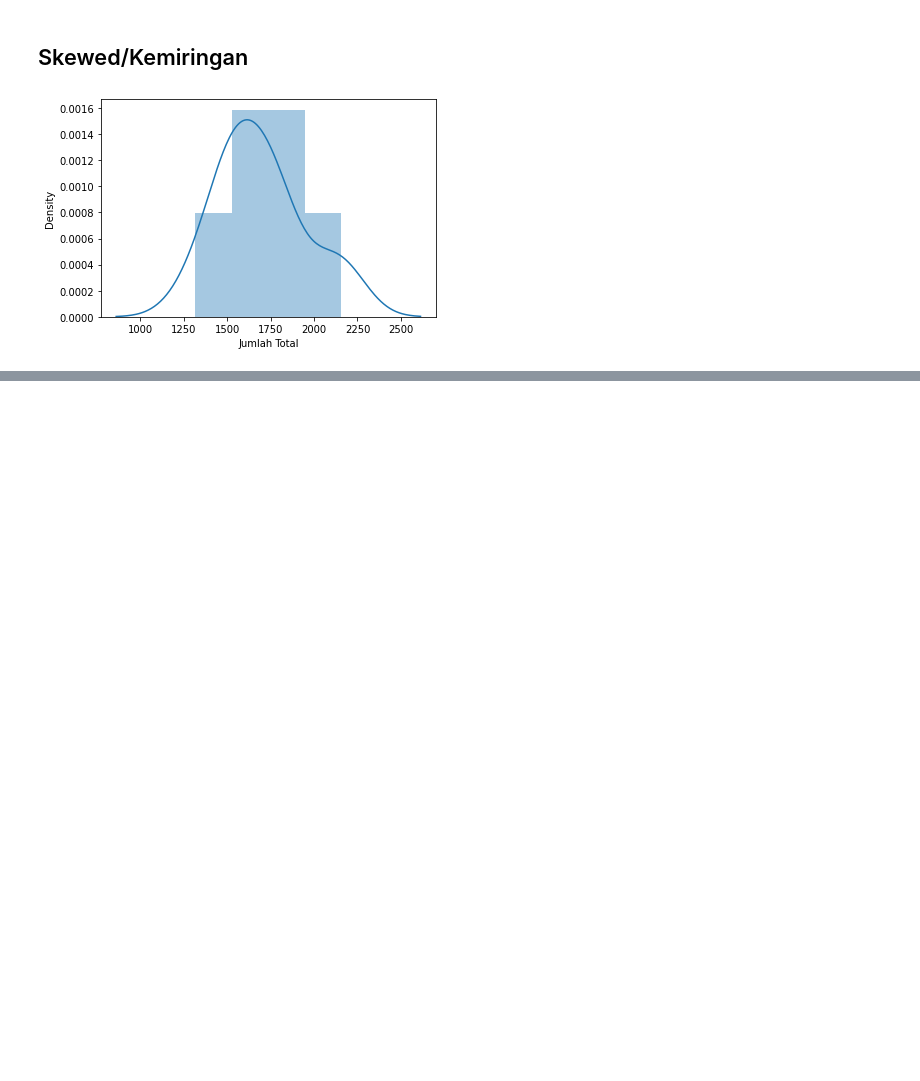
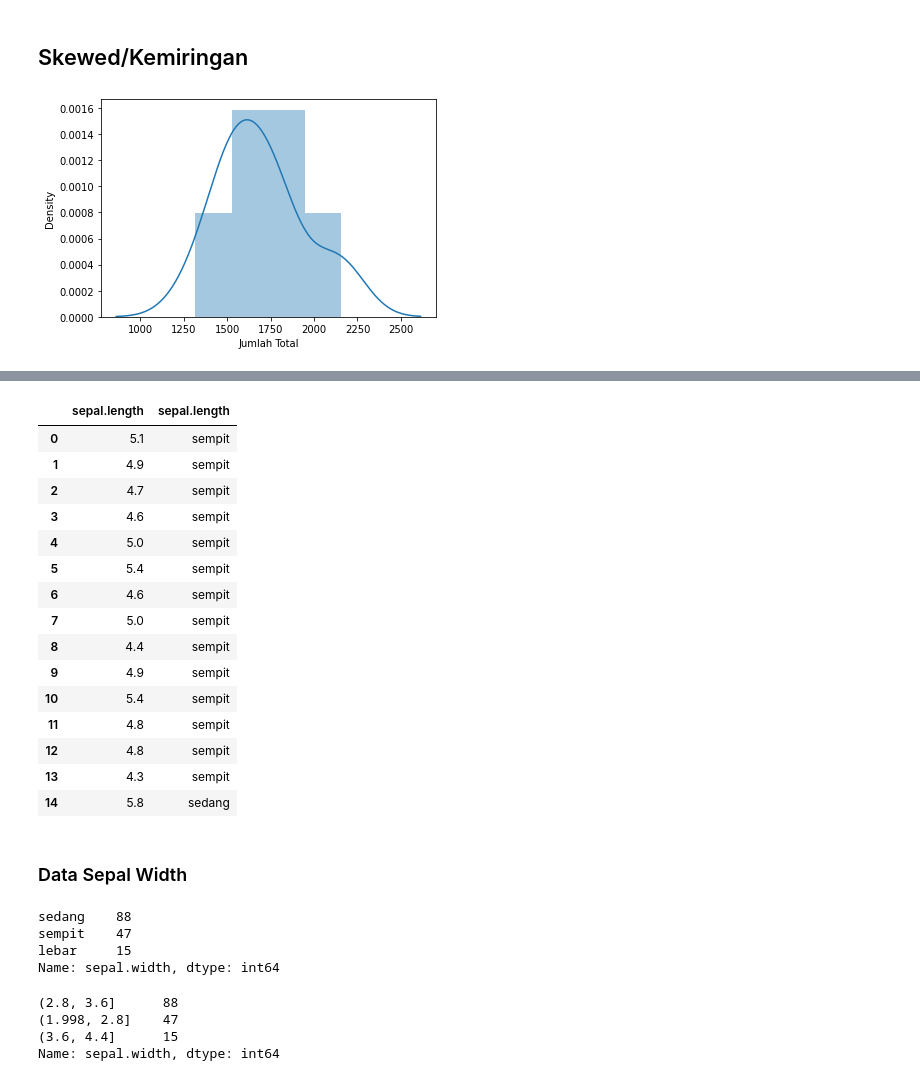
Before and after one commit to aliefakbrp/DataMining, a Jupyter notebook: _sources/notebooks.ipynb, the cells around one changed output, grey strips where cells are left out. Drawn from its saved outputs; the diff is of its cells as text; code cells hidden in the pictures; blank space fills up the shorter version.

```diff
--- a/_sources/notebooks.ipynb
+++ b/_sources/notebooks.ipynb
@@ -113,0 +159,2 @@ plt.show()
+# %%
+labels = ['sempit', 'sedang', 'lebar']
@@ -113,0 +163,5 @@ plt.show()
+# %%
+Sepal_Length_Binning = pd.cut(df2['sepal.length'],len(labels), True, labels)
+Labelled_Sepal_Length_Binning = Sepal_Length_Binning.value_counts()
+NoLabelled_Sepal_Length_Binning = pd.cut(df2['sepal.length'],len(labels)).value_counts()
+# IntervalBinning = pd.cut()
@@ -113,0 +175,21 @@ plt.show()
+# %%
+pd.concat((df2['sepal.length'],Sepal_Length_Binning),axis=1).head(15)
+# %% [output]
+|  | sepal.length | sepal.length |
+| 0 | 5.1 | sempit |
+| 1 | 4.9 | sempit |
+| 2 | 4.7 | sempit |
+| 3 | 4.6 | sempit |
+| 4 | 5.0 | sempit |
+| 5 | 5.4 | sempit |
+| 6 | 4.6 | sempit |
+| 7 | 5.0 | sempit |
+| 8 | 4.4 | sempit |
+| 9 | 4.9 | sempit |
+| 10 | 5.4 | sempit |
+| 11 | 4.8 | sempit |
+| 12 | 4.8 | sempit |
+| 13 | 4.3 | sempit |
+| 14 | 5.8 | sedang |
+# %% [markdown]
+### Data Sepal Width
@@ -113,0 +201,14 @@ plt.show()
+# %%
+Labelled_Sepal_Width_Binning
+# %% [output]
+sedang    88
+sempit    47
+lebar     15
+Name: sepal.width, dtype: int64
+# %%
+NoLabelled_Sepal_Width_Binning
+# %% [output]
+(2.8, 3.6]      88
+(1.998, 2.8]    47
+(3.6, 4.4]      15
+Name: sepal.width, dtype: int64
```
Also changed, not shown: parts of 28 cells of this notebook, 5 other files.
